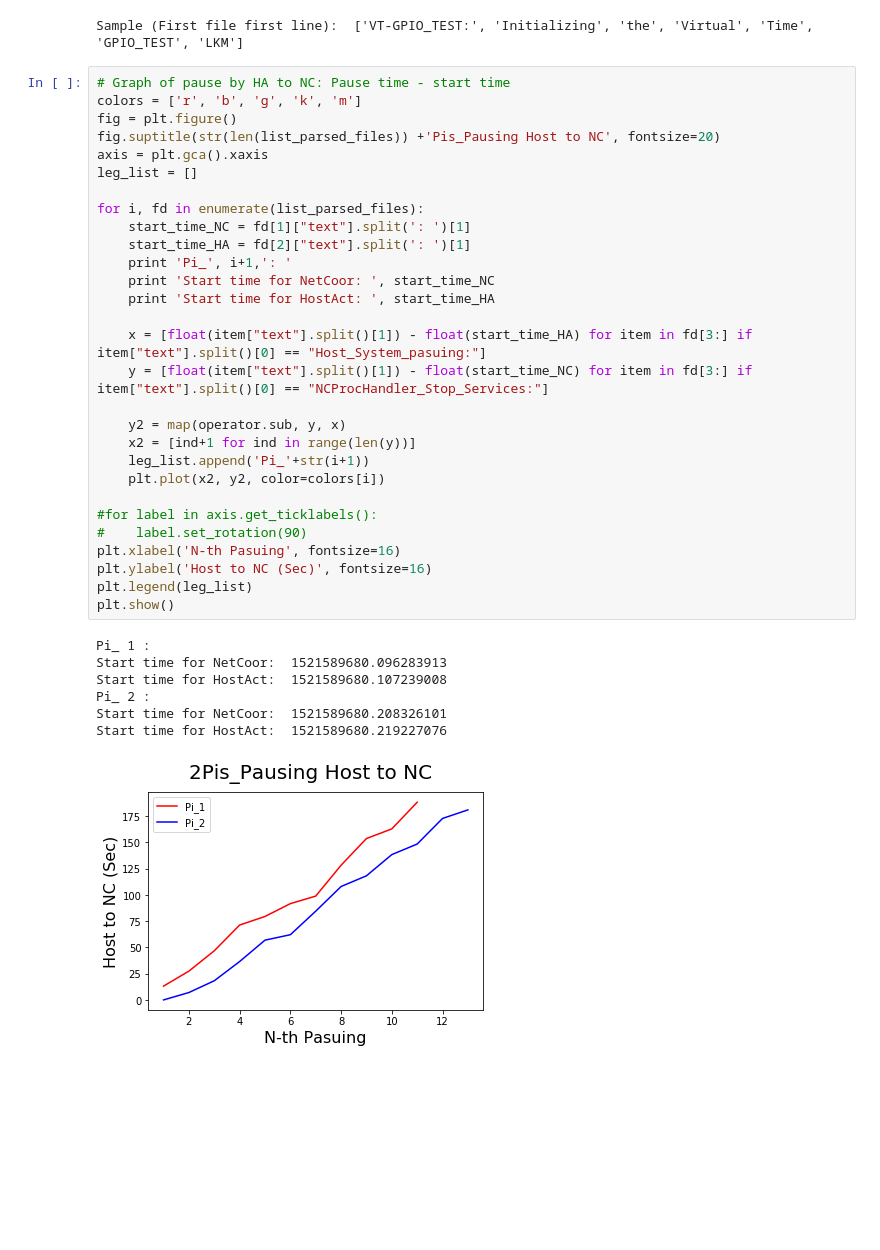
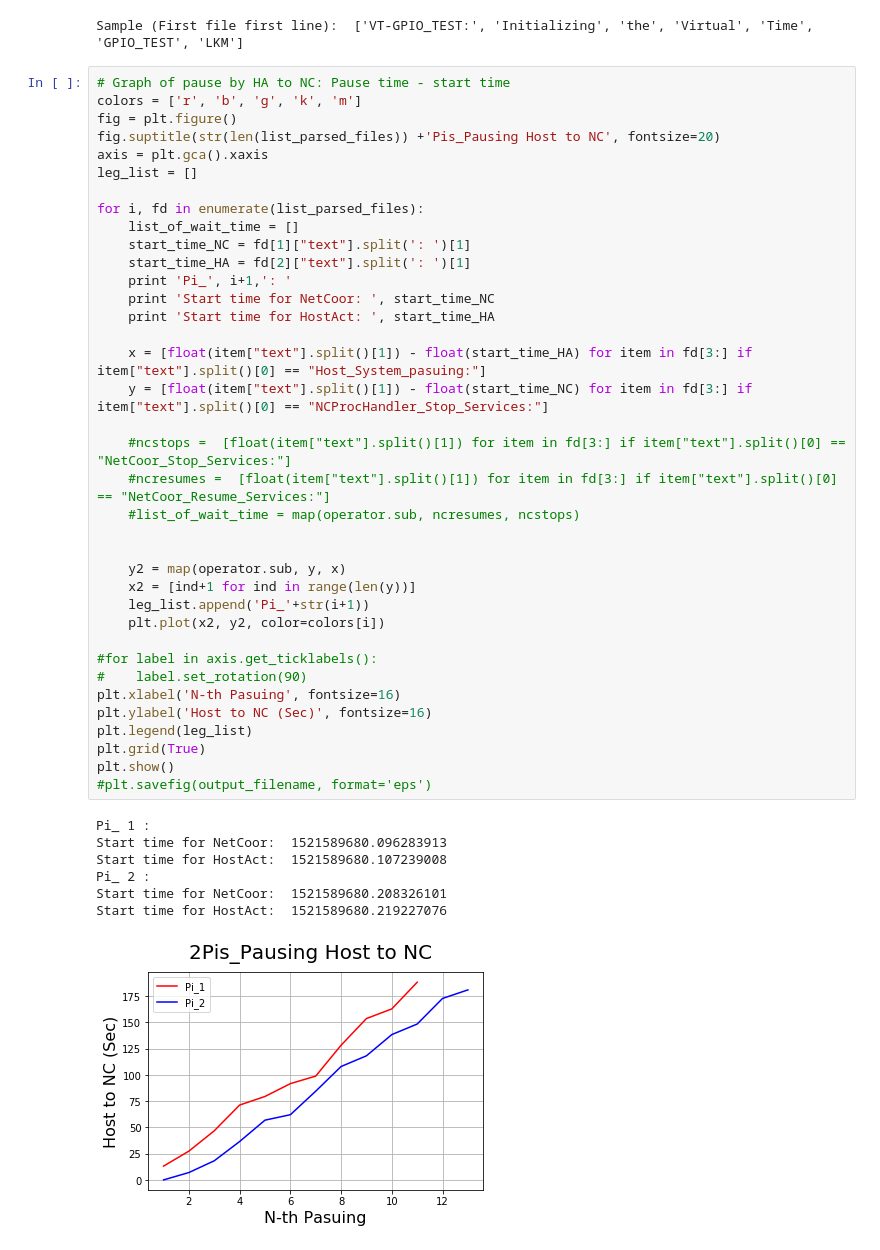
Before and after one commit to Br1an6/Virtual-Time-Manager, a Jupyter notebook: SupprtFiles/plotvtm.ipynb, the cells around one changed output. Cells and saved outputs as stored; diff of their text form; blank space fills up the shorter version.

```diff
--- a/SupprtFiles/plotvtm.ipynb
+++ b/SupprtFiles/plotvtm.ipynb
@@ -101,34 +101,42 @@ axis = plt.gca().xaxis
 leg_list = []
 
 for i, fd in enumerate(list_parsed_files):
+    list_of_wait_time = []
     start_time_NC = fd[1]["text"].split(': ')[1]
     start_time_HA = fd[2]["text"].split(': ')[1]
     print 'Pi_', i+1,': '
     print 'Start time for NetCoor: ', start_time_NC
     print 'Start time for HostAct: ', start_time_HA
 
     x = [float(item["text"].split()[1]) - float(start_time_HA) for item in fd[3:] if item["text"].split()[0] == "Host_System_pasuing:"]
     y = [float(item["text"].split()[1]) - float(start_time_NC) for item in fd[3:] if item["text"].split()[0] == "NCProcHandler_Stop_Services:"]
+
+    #ncstops =  [float(item["text"].split()[1]) for item in fd[3:] if item["text"].split()[0] == "NetCoor_Stop_Services:"]
+    #ncresumes =  [float(item["text"].split()[1]) for item in fd[3:] if item["text"].split()[0] == "NetCoor_Resume_Services:"]
+    #list_of_wait_time = map(operator.sub, ncresumes, ncstops)
+
 
     y2 = map(operator.sub, y, x)
     x2 = [ind+1 for ind in range(len(y))]
     leg_list.append('Pi_'+str(i+1))
     plt.plot(x2, y2, color=colors[i])
 
 #for label in axis.get_ticklabels():
 #    label.set_rotation(90)
 plt.xlabel('N-th Pasuing', fontsize=16)
 plt.ylabel('Host to NC (Sec)', fontsize=16)
 plt.legend(leg_list)
+plt.grid(True)
 plt.show()
+#plt.savefig(output_filename, format='eps')
 # %% [output]
 Pi_ 1 :
 Start time for NetCoor:  1521589680.096283913
 Start time for HostAct:  1521589680.107239008
 Pi_ 2 :
 Start time for NetCoor:  1521589680.208326101
 Start time for HostAct:  1521589680.219227076
-[figure, old version]
+[figure, new version]
 # %%
 # Graph of pause by NC to VTGPIO: Pause time
 fig = plt.figure()
```
Also changed, not shown: parts of 2 cells of this notebook, 2 other files.
